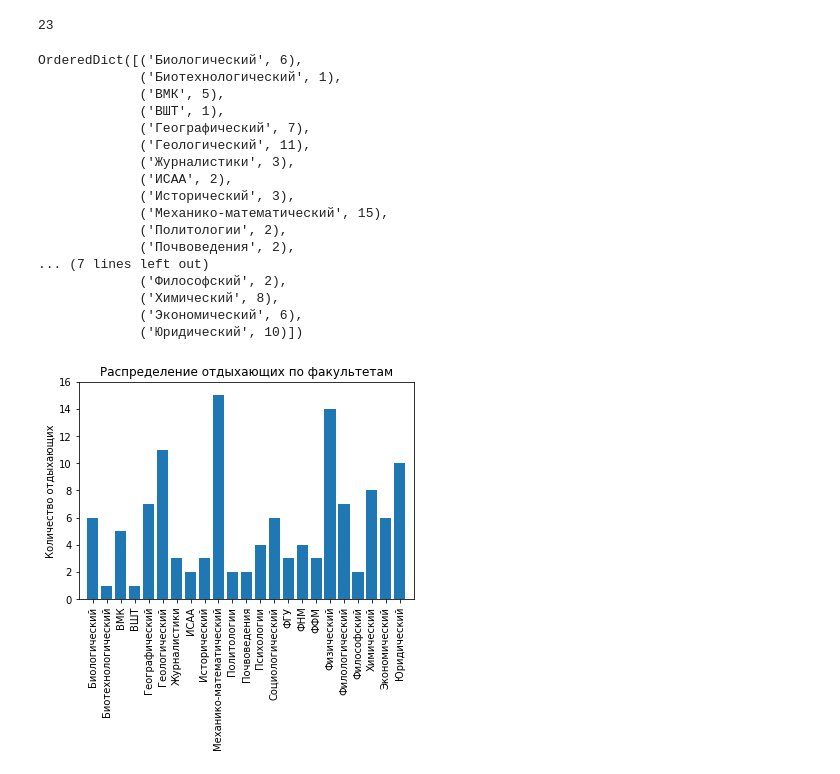
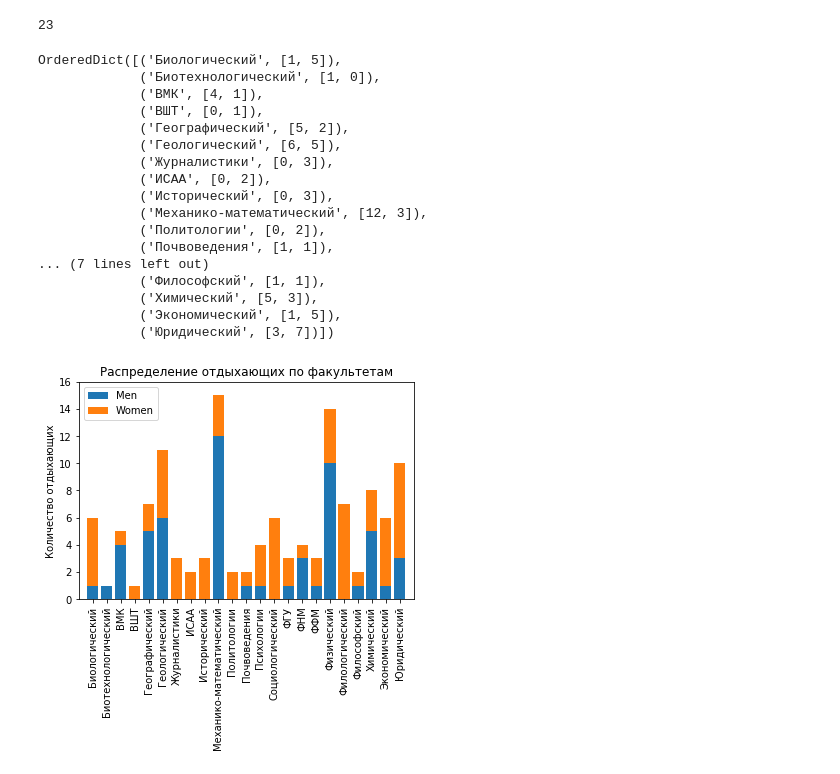
Before and after one commit to cheptil/winter-um.su, a Jupyter notebook: analysis.ipynb, the cells around one changed output. Drawn from its saved outputs; the diff is of its cells as text; code cells hidden in the pictures.

```diff
--- a/analysis.ipynb
+++ b/analysis.ipynb
@@ -15,7 +13,7 @@ with open("основные_списки_уни_2_fm.csv") as ff:
             f = f + 1
         elif ii[0] == 'm':
             m = m + 1
-        facts[ii[-1]].add(' '.join(filter(None, ii[1:-1])))
+        facts[ii[-1]].add(' '.join(filter(None, ii[:-1])))
 print(count, m, f)
 # %% [output]
 125 56 69
@@ -99,0 +75,10 @@ fa
+# %%
+#fa = {i:len(j) for i,j in facts.items()}
+fa = defaultdict(lambda: [0, 0])
+for i,k in facts.items():
+    for j in k:
+        if j.split(' ')[0] == 'm':
+            fa[i][0] += 1
+        elif j.split(' ')[0] == 'f':
+            fa[i][1] += 1
+fa
@@ -107,29 +110,34 @@ from collections import OrderedDict
 fa=OrderedDict(sorted(fa.items(), key=lambda t: t[0]))
 fa
 # %% [output]
-OrderedDict([('Биологический', 6),
-             ('Биотехнологический', 1),
-             ('ВМК', 5),
-             ('ВШТ', 1),
-             ('Географический', 7),
-             ('Геологический', 11),
-             ('Журналистики', 3),
-             ('ИСАА', 2),
-             ('Исторический', 3),
-             ('Механико-математический', 15),
-             ('Политологии', 2),
-             ('Почвоведения', 2),
+OrderedDict([('Биологический', [1, 5]),
+             ('Биотехнологический', [1, 0]),
+             ('ВМК', [4, 1]),
+             ('ВШТ', [0, 1]),
+             ('Географический', [5, 2]),
+             ('Геологический', [6, 5]),
+             ('Журналистики', [0, 3]),
+             ('ИСАА', [0, 2]),
+             ('Исторический', [0, 3]),
+             ('Механико-математический', [12, 3]),
+             ('Политологии', [0, 2]),
+             ('Почвоведения', [1, 1]),
 ... (7 lines left out)
-             ('Философский', 2),
-             ('Химический', 8),
-             ('Экономический', 6),
-             ('Юридический', 10)])
+             ('Философский', [1, 1]),
+             ('Химический', [5, 3]),
+             ('Экономический', [1, 5]),
+             ('Юридический', [3, 7])])
+# %%
+m = [i[0] for i in fa.values()]
+f = [i[1] for i in fa.values()]
 # %%
-plt.bar(fa.keys(), fa.values())
+p1 = plt.bar(fa.keys(), m)
+p2 = plt.bar(fa.keys(), f, bottom=m)
 plt.xticks(list(fa.keys()), list(fa.keys()), rotation='vertical')
 plt.ylabel('Количество отдыхающих')
 plt.title('Распределение отдыхающих по факультетам')
 plt.axis([-1, 23, 0, 16])
+plt.legend((p1[0], p2[0]), ('Men', 'Women'))
 plt.show()
 # %% [output]
-[figure, old version]
+[figure, new version]
```
Also changed, not shown: parts of 6 cells of this notebook.
